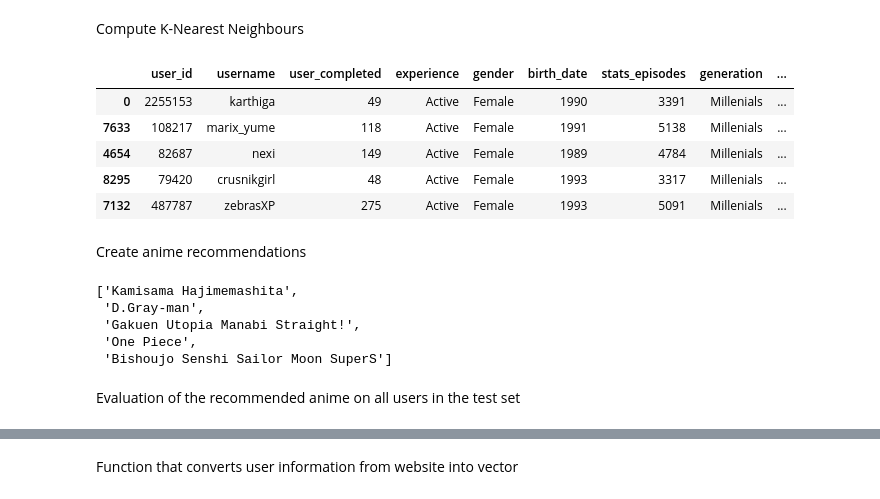
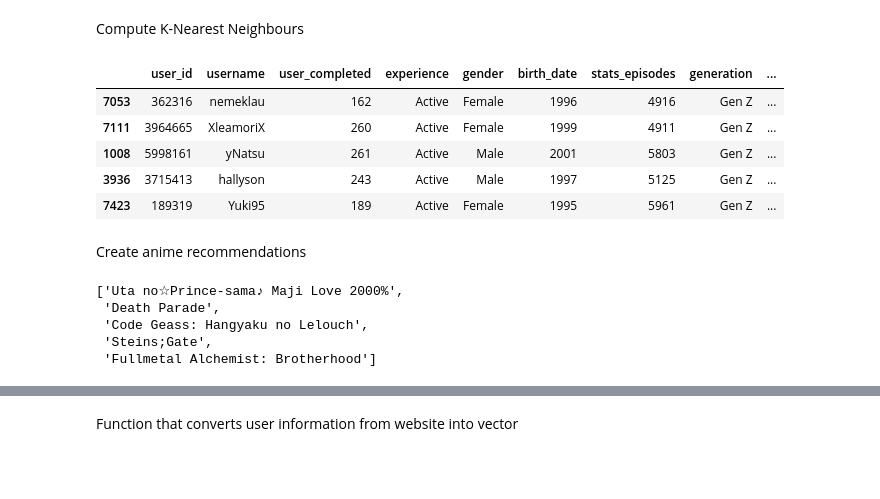
Before and after one commit to tito-thomas/anime-app, a Jupyter notebook: neighbours.ipynb, the cells around one changed output, grey strips where cells are left out. Drawn from its saved outputs; the diff is of its cells as text; code cells hidden in the pictures; blank space fills up the shorter version.

```diff
--- a/neighbours.ipynb
+++ b/neighbours.ipynb
@@ -6,26 +7,37 @@ from sklearn.neighbors import NearestNeighbors
 # %%
 users = pd.read_csv(r"D:\dataset\encoding\user_frame.csv")
 user_vectors = pd.read_csv(r"D:\dataset\encoding\user_vectors.csv")
+
+uv_train, uv_test = train_test_split(user_vectors, test_size=0.2, random_state=8)
+
 ratings = pd.read_csv(r"D:\dataset\encoding\ratings_frame.csv")
 anime = pd.read_csv(r"D:\dataset\anime_cleaned.csv")
 # %% [markdown]
 Label encode username column so that usernames can be retrieved after K-Nearest Neighbours calculation
 # %%
 encoder = LabelEncoder()
-final_vectors = user_vectors.copy()
+t_encoder = LabelEncoder()
+final_vectors = uv_train.copy()
+test_vectors = uv_test.copy()
 x = encoder.fit(final_vectors["username"])
+t = t_encoder.fit(test_vectors["username"])
 #print(encoder.classes_)
 username_enc = x.transform(final_vectors["username"])
-username_enc
+test_enc = t.transform(test_vectors["username"])
 
 #adding encoded usernames to new dataframe
 final_vectors["username"] = username_enc
-
+test_vectors["username"] = test_enc
 #pd.set_option('display.max_rows', None)
 final_arrays = final_vectors.values
+test_arrays = test_vectors.values
 #final_vectors.loc[final_vectors["username"]==7537]
 #get username from number
 #encoder.inverse_transform([7537])
-final_vectors
+#final_vectors
+uv_train
+#test_arrays
+#test_vectors
+#uv_test
 # %% [output]
 |  | username | experience | gender | generation | fav_anime_period | Slice | Dementia | Arts | Adventure | ... |
@@ -49,45 +61,46 @@ def neighbours(user):
     #user = np.array([7537, 0, 0, 2, 0, 0, 0, 0, 0, 0, 1, 0, 0, 0, 0, 0, 0, 0, 0, 0, 0, 0, 0, 0, 0, 1, 0, 0, 0, 0, 0, 0, 0, 1, 0, 0, 0, 0, 0, 0, 0, 0, 0, 0, 0])
     nc = NearestNeighbors(n_neighbors = 5, metric="cosine") #euclidean
     #maybe add some weightings
-    train = nc.fit(final_arrays) #fit the model with the user vector data
+    train = nc.fit(final_arrays) #fit the model with the user vector data (training)
     n = train.kneighbors([user], return_distance = False)
     return n
 
 #returns a dataframe of users that were in k-nearest neighbours list
 def sim_frame(neighbours):
     sim_names = []
     #neighbours = neighbours()
 
     for i in neighbours[0]: #loop through nested array
         #print(final_arrays[i][0])
         name = x.inverse_transform([final_arrays[i][0]]) #find usernames of similar users
         sim_names.append(name)
 
     #build new dataframe of neighbours
     neighbour_frame = pd.DataFrame()
     for i in users.columns:
         neighbour_frame[i] = None
 
     for name in sim_names:
         user_row = users.loc[users["username"]==name[0]]
         neighbour_frame = pd.concat([neighbour_frame, user_row])
 
     pd.options.display.max_rows = 999
     pd.set_option('display.max_columns', 500)
     return neighbour_frame
 
-neighbour_ids = neighbours(np.array([7537, 0, 0, 2, 0, 0, 0, 0, 0, 0, 1, 0, 0, 0, 0, 0, 0, 0, 0, 0, 0, 0, 0, 0, 0, 1, 0, 0, 0, 0, 0, 0, 0, 1, 0, 0, 0, 0, 0, 0, 0, 0, 0, 0, 0]))
+neighbour_ids = neighbours(np.array([6490, 0, 0, 1, 1, 0, 0, 0, 0, 0, 0, 0, 0, 0, 0, 0, 0, 0, 1, 1, 0, 0, 0, 0, 0, 0, 0, 0, 1, 0, 0, 0, 0, 0, 0, 0, 0, 0, 0, 0, 0, 0, 0, 0,0]))
+#print(neighbour_ids)
 neighbour_frame = sim_frame(neighbour_ids)
 neighbour_frame
 #final_vectors.loc[final_vectors["username"]==7537]
 #(final_vectors.columns)
 # %% [output]
 |  | user_id | username | user_completed | experience | gender | birth_date | stats_episodes | generation | ... |
-| 0 | 2255153 | karthiga | 49 | Active | Female | 1990 | 3391 | Millenials | ... |
-| 7633 | 108217 | marix_yume | 118 | Active | Female | 1991 | 5138 | Millenials | ... |
-| 4654 | 82687 | nexi | 149 | Active | Female | 1989 | 4784 | Millenials | ... |
-| 8295 | 79420 | crusnikgirl | 48 | Active | Female | 1993 | 3317 | Millenials | ... |
-| 7132 | 487787 | zebrasXP | 275 | Active | Female | 1993 | 5091 | Millenials | ... |
+| 7053 | 362316 | nemeklau | 162 | Active | Female | 1996 | 4916 | Gen Z | ... |
+| 7111 | 3964665 | XleamoriX | 260 | Active | Female | 1999 | 4911 | Gen Z | ... |
+| 1008 | 5998161 | yNatsu | 261 | Active | Male | 2001 | 5803 | Gen Z | ... |
+| 3936 | 3715413 | hallyson | 243 | Active | Male | 1997 | 5125 | Gen Z | ... |
+| 7423 | 189319 | Yuki95 | 189 | Active | Female | 1995 | 5961 | Gen Z | ... |
 # %% [markdown]
 Create anime recommendations
 # %%
@@ -120,10 +133,8 @@ def recommendations(neighbours, media_type):
 recommendations(neighbour_frame, "TV")
 #ratings
 # %% [output]
-['Kamisama Hajimemashita',
- 'D.Gray-man',
- 'Gakuen Utopia Manabi Straight!',
- 'One Piece',
- 'Bishoujo Senshi Sailor Moon SuperS']
+['Uta no☆Prince-sama♪ Maji Love 2000%',
+ 'Death Parade',
+ 'Code Geass: Hangyaku no Lelouch',
+ 'Steins;Gate',
+ 'Fullmetal Alchemist: Brotherhood']
-# %% [markdown]
-Evaluation of the recommended anime on all users in the test set
```
Also changed, not shown: parts of 6 cells of this notebook, 1 other file.
